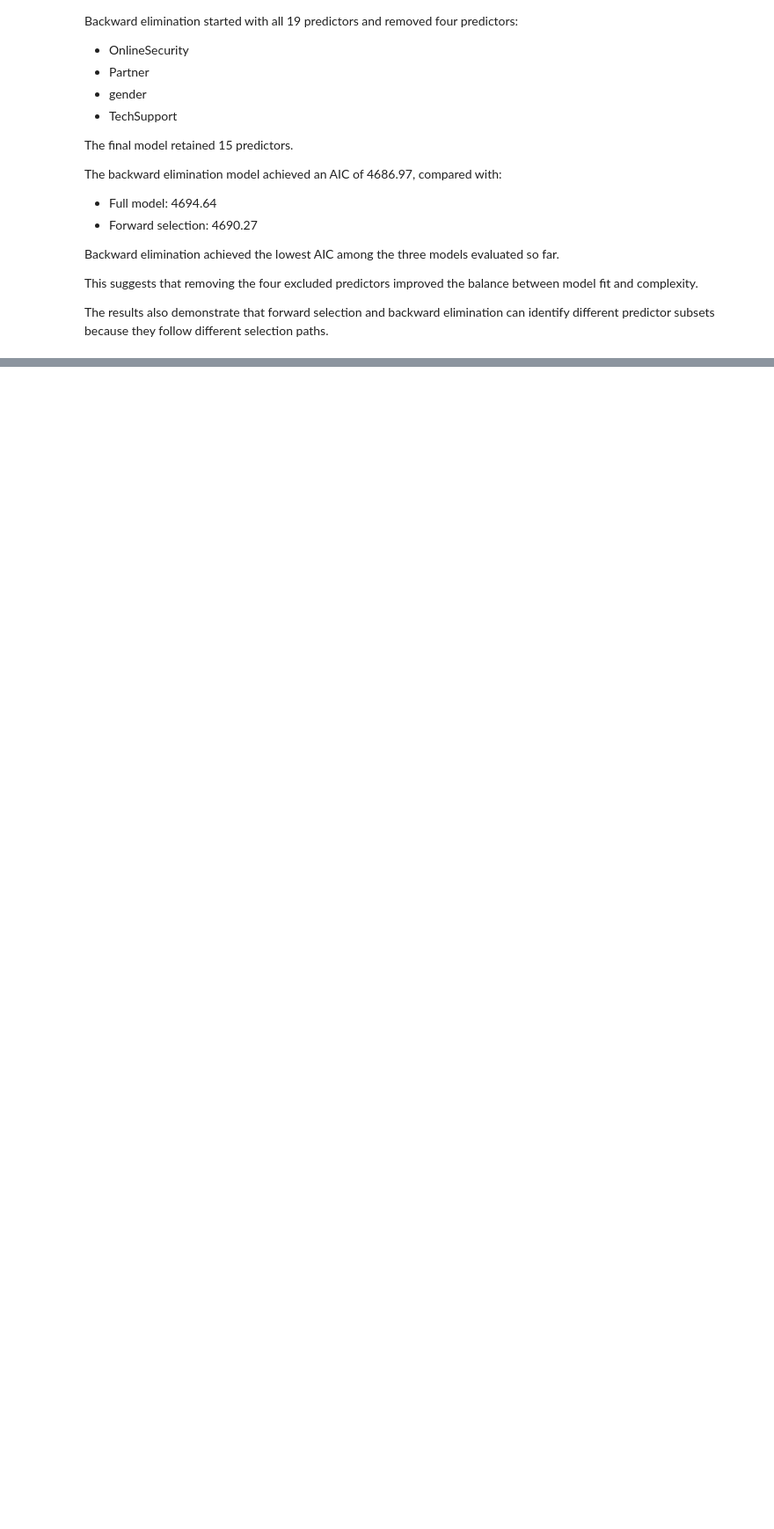
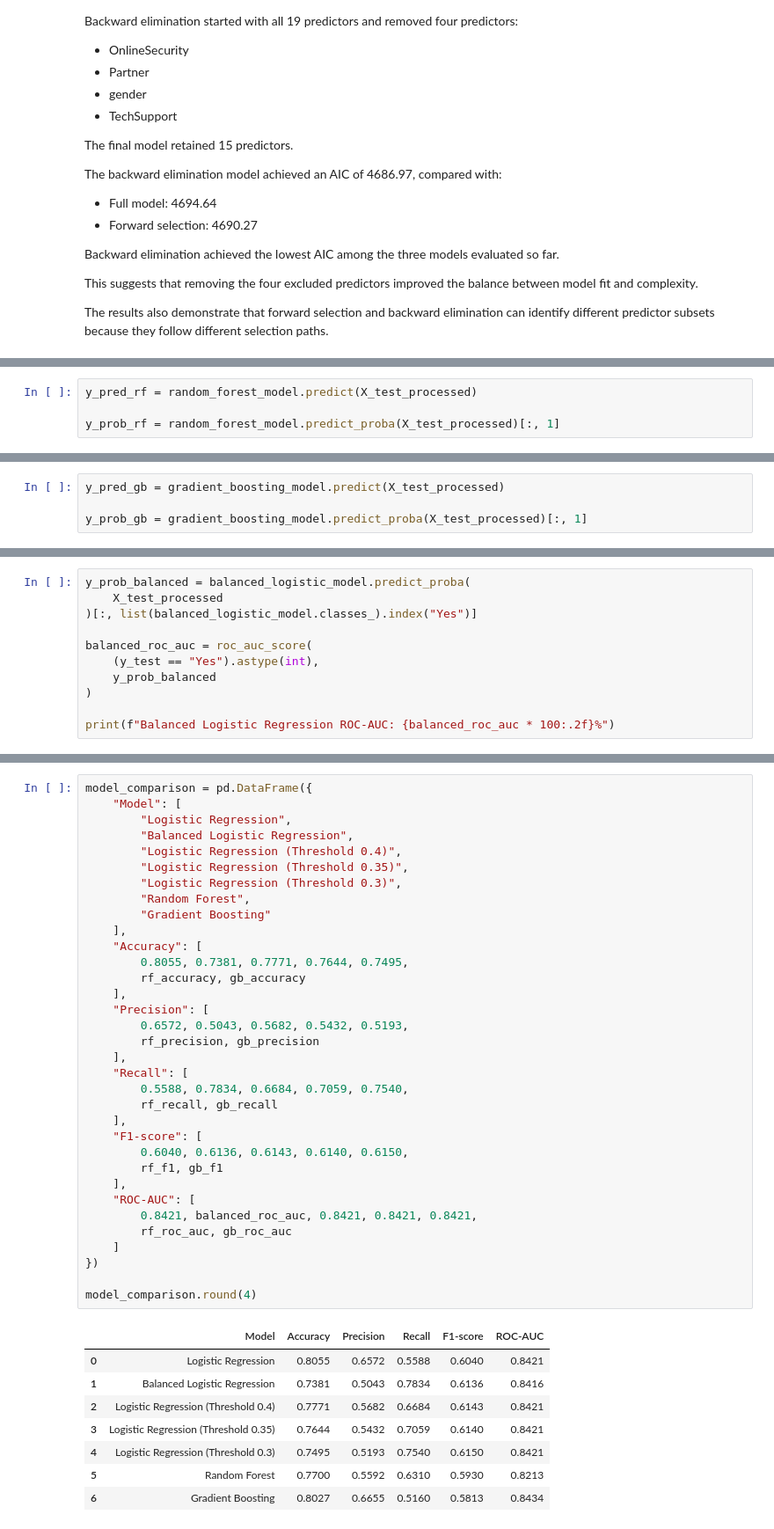
Before and after one commit to IsiphileIsie/Customer-churn-analysis, a Jupyter notebook: notebooks/customer_churn_analysis.ipynb, the cells around one changed output, grey strips where cells are left out. Shown at 88% size. Saved outputs shown, nothing was run; the diff lists cells and outputs as text; blank space fills up the shorter version.

```diff
--- a/notebooks/customer_churn_analysis.ipynb
+++ b/notebooks/customer_churn_analysis.ipynb
@@ -2690,0 +3054,4 @@ The results also demonstrate that forward selection and backward elimination can
+# %%
+y_pred_rf = random_forest_model.predict(X_test_processed)
+
+y_prob_rf = random_forest_model.predict_proba(X_test_processed)[:, 1]
@@ -2690,0 +3127,4 @@ The results also demonstrate that forward selection and backward elimination can
+# %%
+y_pred_gb = gradient_boosting_model.predict(X_test_processed)
+
+y_prob_gb = gradient_boosting_model.predict_proba(X_test_processed)[:, 1]
@@ -2690,0 +3183,11 @@ The results also demonstrate that forward selection and backward elimination can
+# %%
+y_prob_balanced = balanced_logistic_model.predict_proba(
+    X_test_processed
+)[:, list(balanced_logistic_model.classes_).index("Yes")]
+
+balanced_roc_auc = roc_auc_score(
+    (y_test == "Yes").astype(int),
+    y_prob_balanced
+)
+
+print(f"Balanced Logistic Regression ROC-AUC: {balanced_roc_auc * 100:.2f}%")
@@ -2690,0 +3196,43 @@ The results also demonstrate that forward selection and backward elimination can
+# %%
+model_comparison = pd.DataFrame({
+    "Model": [
+        "Logistic Regression",
+        "Balanced Logistic Regression",
+        "Logistic Regression (Threshold 0.4)",
+        "Logistic Regression (Threshold 0.35)",
+        "Logistic Regression (Threshold 0.3)",
+        "Random Forest",
+        "Gradient Boosting"
+    ],
+    "Accuracy": [
+        0.8055, 0.7381, 0.7771, 0.7644, 0.7495,
+        rf_accuracy, gb_accuracy
+    ],
+    "Precision": [
+        0.6572, 0.5043, 0.5682, 0.5432, 0.5193,
+        rf_precision, gb_precision
+    ],
+    "Recall": [
+        0.5588, 0.7834, 0.6684, 0.7059, 0.7540,
+        rf_recall, gb_recall
+    ],
+    "F1-score": [
+        0.6040, 0.6136, 0.6143, 0.6140, 0.6150,
+        rf_f1, gb_f1
+    ],
+    "ROC-AUC": [
+        0.8421, balanced_roc_auc, 0.8421, 0.8421, 0.8421,
+        rf_roc_auc, gb_roc_auc
+    ]
+})
+
+model_comparison.round(4)
+# %% [output]
+|  | Model | Accuracy | Precision | Recall | F1-score | ROC-AUC |
+| 0 | Logistic Regression | 0.8055 | 0.6572 | 0.5588 | 0.6040 | 0.8421 |
+| 1 | Balanced Logistic Regression | 0.7381 | 0.5043 | 0.7834 | 0.6136 | 0.8416 |
+| 2 | Logistic Regression (Threshold 0.4) | 0.7771 | 0.5682 | 0.6684 | 0.6143 | 0.8421 |
+| 3 | Logistic Regression (Threshold 0.35) | 0.7644 | 0.5432 | 0.7059 | 0.6140 | 0.8421 |
+| 4 | Logistic Regression (Threshold 0.3) | 0.7495 | 0.5193 | 0.7540 | 0.6150 | 0.8421 |
+| 5 | Random Forest | 0.7700 | 0.5592 | 0.6310 | 0.5930 | 0.8213 |
+| 6 | Gradient Boosting | 0.8027 | 0.6655 | 0.5160 | 0.5813 | 0.8434 |
```
Also changed, not shown: parts of 49 cells of this notebook.
